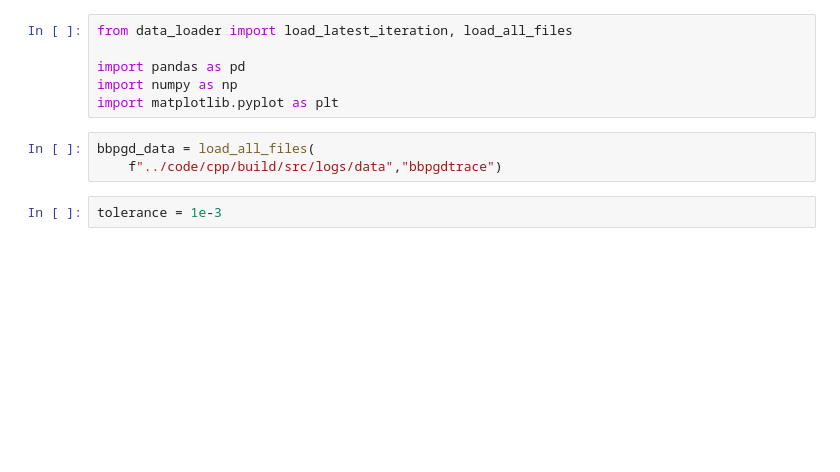
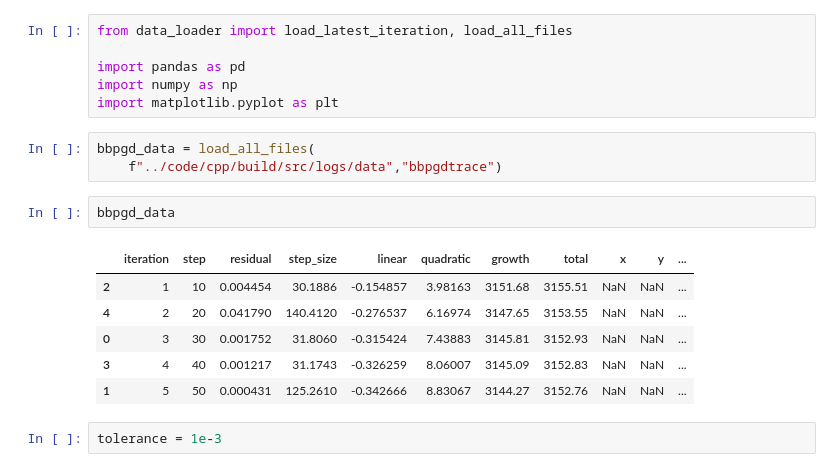
Before and after one commit to ManuelLerchner/ProliferatingCellCollectives-IDP, a Jupyter notebook: analysis/plot_bbgdp.ipynb, the cells around one changed output. Cells and saved outputs as stored; diff of their text form; blank space fills up the shorter version.

```diff
--- a/analysis/plot_bbgdp.ipynb
+++ b/analysis/plot_bbgdp.ipynb
@@ -7,6 +7,15 @@ import matplotlib.pyplot as plt
 # %%
 bbpgd_data = load_all_files(
     f"../code/cpp/build/src/logs/data","bbpgdtrace")
+# %%
+bbpgd_data
+# %% [output]
+|  | iteration | step | residual | step_size | linear | quadratic | growth | total | x | y | ... |
+| 2 | 1 | 10 | 0.004454 | 30.1886 | -0.154857 | 3.98163 | 3151.68 | 3155.51 | NaN | NaN | ... |
+| 4 | 2 | 20 | 0.041790 | 140.4120 | -0.276537 | 6.16974 | 3147.65 | 3153.55 | NaN | NaN | ... |
+| 0 | 3 | 30 | 0.001752 | 31.8060 | -0.315424 | 7.43883 | 3145.81 | 3152.93 | NaN | NaN | ... |
+| 3 | 4 | 40 | 0.001217 | 31.1743 | -0.326259 | 8.06007 | 3145.09 | 3152.83 | NaN | NaN | ... |
+| 1 | 5 | 50 | 0.000431 | 125.2610 | -0.342666 | 8.83067 | 3144.27 | 3152.76 | NaN | NaN | ... |
 # %%
 tolerance = 1e-3
 # %%
```
Also changed, not shown: parts of 3 cells of this notebook, 8 other files.
